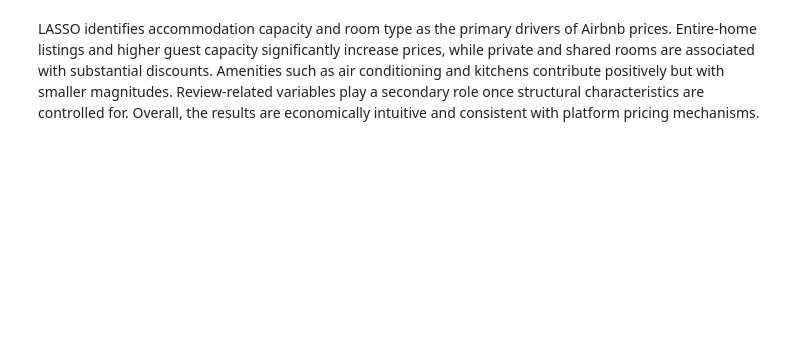
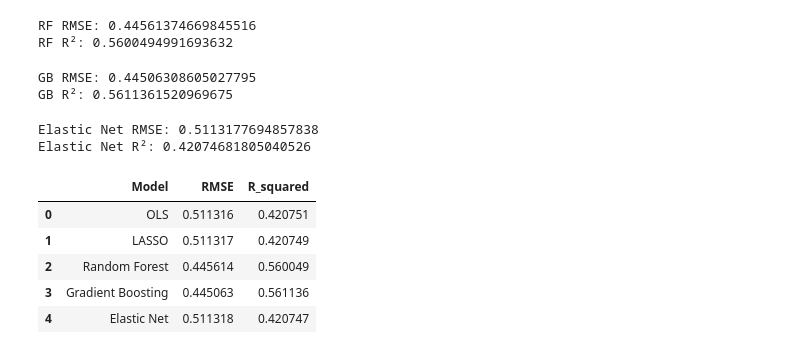
Before and after one commit to fazilebrahimi1/Data-Analysis-3, a Jupyter notebook: airbnb_price_prediction/notebook/02_predictive_models.ipynb, the cells around one changed output. Drawn from its saved outputs; the diff is of its cells as text; code cells hidden in the pictures; blank space fills up the shorter version.

```diff
--- a/airbnb_price_prediction/notebook/02_predictive_models.ipynb
+++ b/airbnb_price_prediction/notebook/02_predictive_models.ipynb
@@ -16,0 +21,4 @@ df.shape
+# %%
+# Load the cleaned dataset
+df = pd.read_csv("../data/processed/berlin_2025_Q3_clean.csv")
+df.shape
@@ -94,2 +92,71 @@ dtype: float64
-# %% [markdown]
-LASSO identifies accommodation capacity and room type as the primary drivers of Airbnb prices. Entire-home listings and higher guest capacity significantly increase prices, while private and shared rooms are associated with substantial discounts. Amenities such as air conditioning and kitchens contribute positively but with smaller magnitudes. Review-related variables play a secondary role once structural characteristics are controlled for. Overall, the results are economically intuitive and consistent with platform pricing mechanisms.
+# %%
+# Random forest model
+rf = RandomForestRegressor(
+    n_estimators=300,
+    random_state=42,
+    n_jobs=-1
+)
+
+rf.fit(X_train, y_train)
+
+y_pred_rf = rf.predict(X_test)
+
+rmse_rf = np.sqrt(mean_squared_error(y_test, y_pred_rf))
+r2_rf = r2_score(y_test, y_pred_rf)
+
+print("RF RMSE:", rmse_rf)
+print("RF R²:", r2_rf)
+# %% [output]
+RF RMSE: 0.44561374669845516
+RF R²: 0.5600494991693632
+# %%
+# Gradient boosting model
+gbr = GradientBoostingRegressor(
+    n_estimators=300,
+    learning_rate=0.05,
+    random_state=42
+)
+
+gbr.fit(X_train, y_train)
+
+y_pred_gbr = gbr.predict(X_test)
+
+rmse_gbr = np.sqrt(mean_squared_error(y_test, y_pred_gbr))
+r2_gbr = r2_score(y_test, y_pred_gbr)
+
+print("GB RMSE:", rmse_gbr)
+print("GB R²:", r2_gbr)
+# %% [output]
+GB RMSE: 0.44506308605027795
+GB R²: 0.5611361520969675
+# %%
+# Elastic Net model
+enet = ElasticNetCV(cv=5, random_state=42)
+enet.fit(X_train_scaled, y_train)
+
+y_pred_enet = enet.predict(X_test_scaled)
+
+rmse_enet = np.sqrt(mean_squared_error(y_test, y_pred_enet))
+r2_enet = r2_score(y_test, y_pred_enet)
+
+print("Elastic Net RMSE:", rmse_enet)
+print("Elastic Net R²:", r2_enet)
+# %% [output]
+Elastic Net RMSE: 0.5113177694857838
+Elastic Net R²: 0.42074681805040526
+# %%
+# Horserace table
+results = pd.DataFrame({
+    "Model": ["OLS", "LASSO", "Random Forest", "Gradient Boosting", "Elastic Net"],
+    "RMSE": [rmse_ols, rmse_lasso, rmse_rf, rmse_gbr, rmse_enet],
+    "R_squared": [r2_ols, r2_lasso, r2_rf, r2_gbr, r2_enet]
+})
+
+results
+# %% [output]
+|  | Model | RMSE | R_squared |
+| 0 | OLS | 0.511316 | 0.420751 |
+| 1 | LASSO | 0.511317 | 0.420749 |
+| 2 | Random Forest | 0.445614 | 0.560049 |
+| 3 | Gradient Boosting | 0.445063 | 0.561136 |
+| 4 | Elastic Net | 0.511318 | 0.420747 |
```
Also changed, not shown: parts of 13 cells of this notebook, 4 other files.
